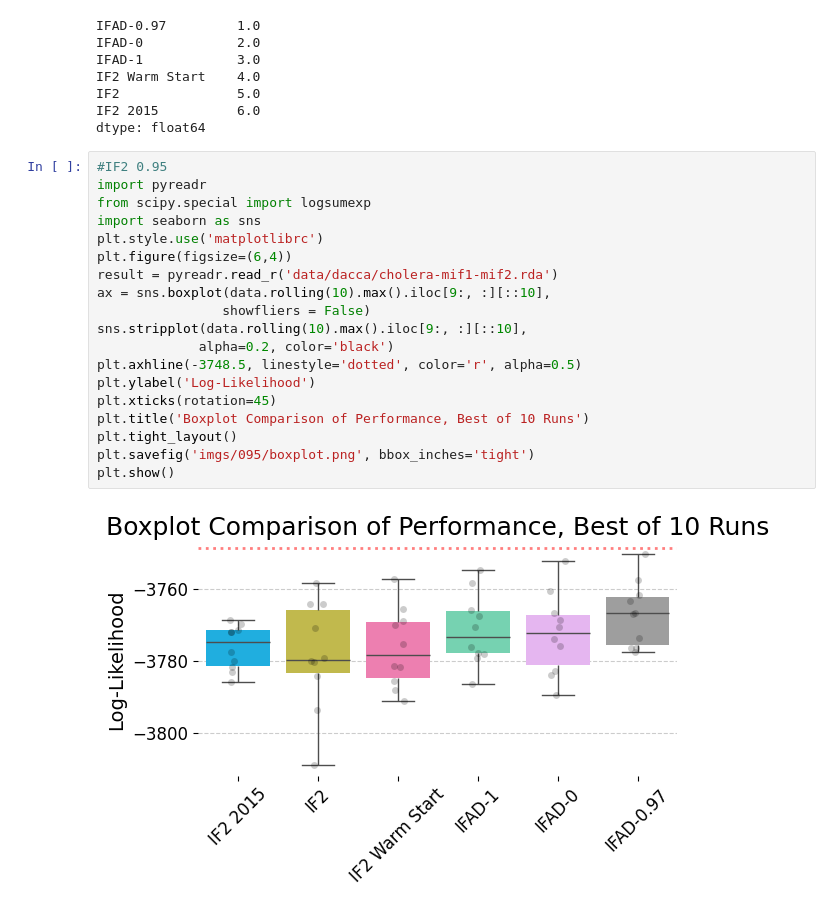
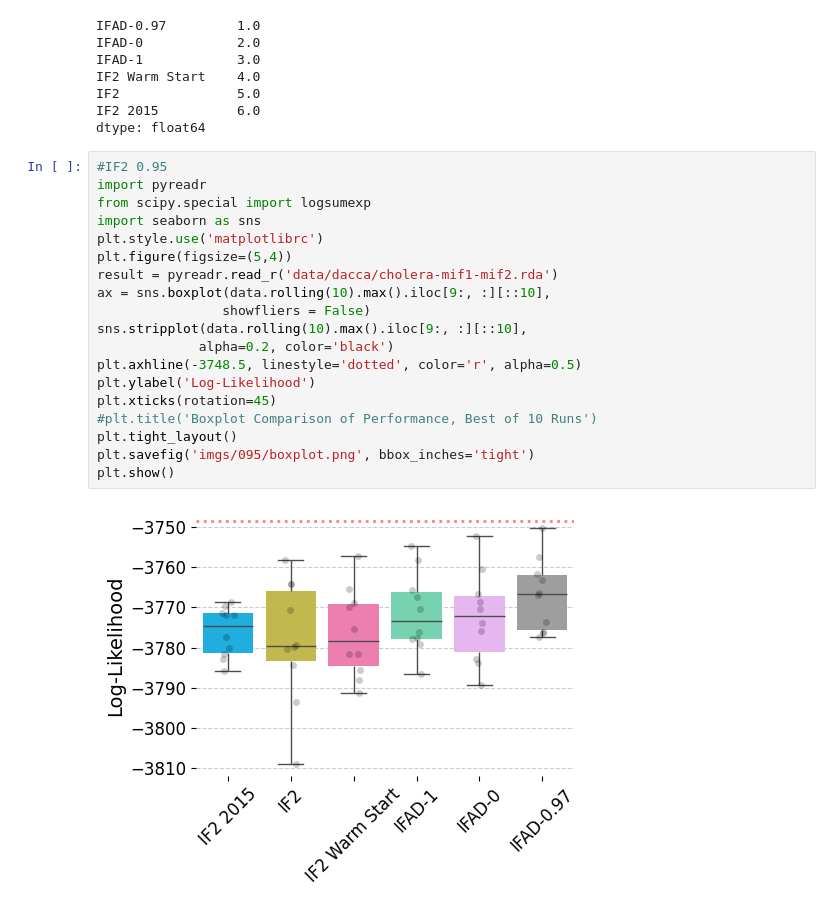
Before and after one commit to hetankevin/diffilter, a Jupyter notebook: cholera.ipynb, the cells around one changed output. Saved outputs shown, nothing was run; the diff lists cells and outputs as text.

```diff
--- a/cholera.ipynb
+++ b/cholera.ipynb
@@ -857,21 +857,21 @@ dtype: float64
 # %%
 #IF2 0.95
 import pyreadr
 from scipy.special import logsumexp
 import seaborn as sns
 plt.style.use('matplotlibrc')
-plt.figure(figsize=(6,4))
+plt.figure(figsize=(5,4))
 result = pyreadr.read_r('data/dacca/cholera-mif1-mif2.rda')
 ax = sns.boxplot(data.rolling(10).max().iloc[9:, :][::10],
                 showfliers = False)
 sns.stripplot(data.rolling(10).max().iloc[9:, :][::10],
              alpha=0.2, color='black')
 plt.axhline(-3748.5, linestyle='dotted', color='r', alpha=0.5)
 plt.ylabel('Log-Likelihood')
 plt.xticks(rotation=45)
-plt.title('Boxplot Comparison of Performance, Best of 10 Runs')
+#plt.title('Boxplot Comparison of Performance, Best of 10 Runs')
 plt.tight_layout()
 plt.savefig('imgs/095/boxplot.png', bbox_inches='tight')
 plt.show()
 # %% [output]
-[figure, old version]
+[figure, new version]
```
Also changed, not shown: parts of 4 cells of this notebook, 5 other files.
